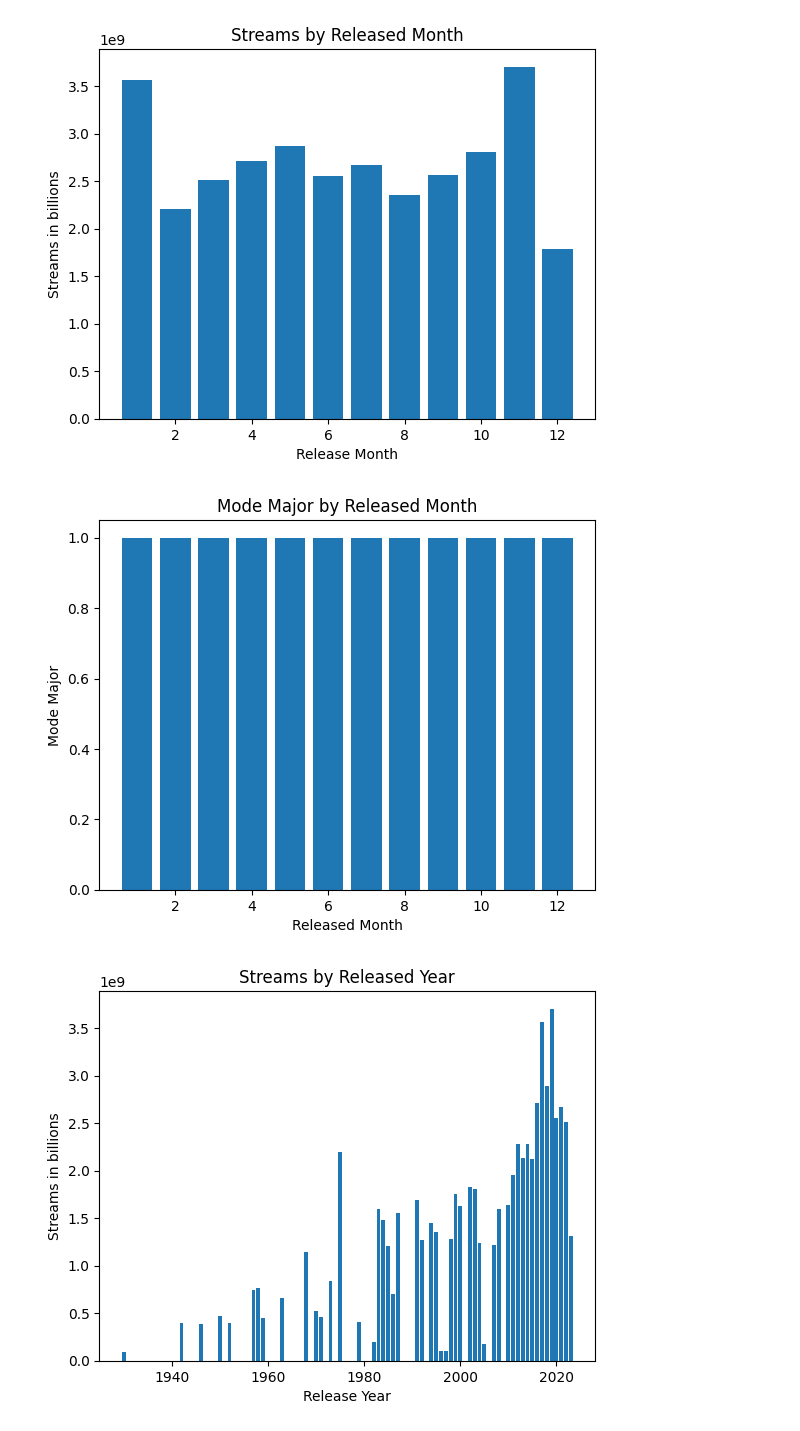
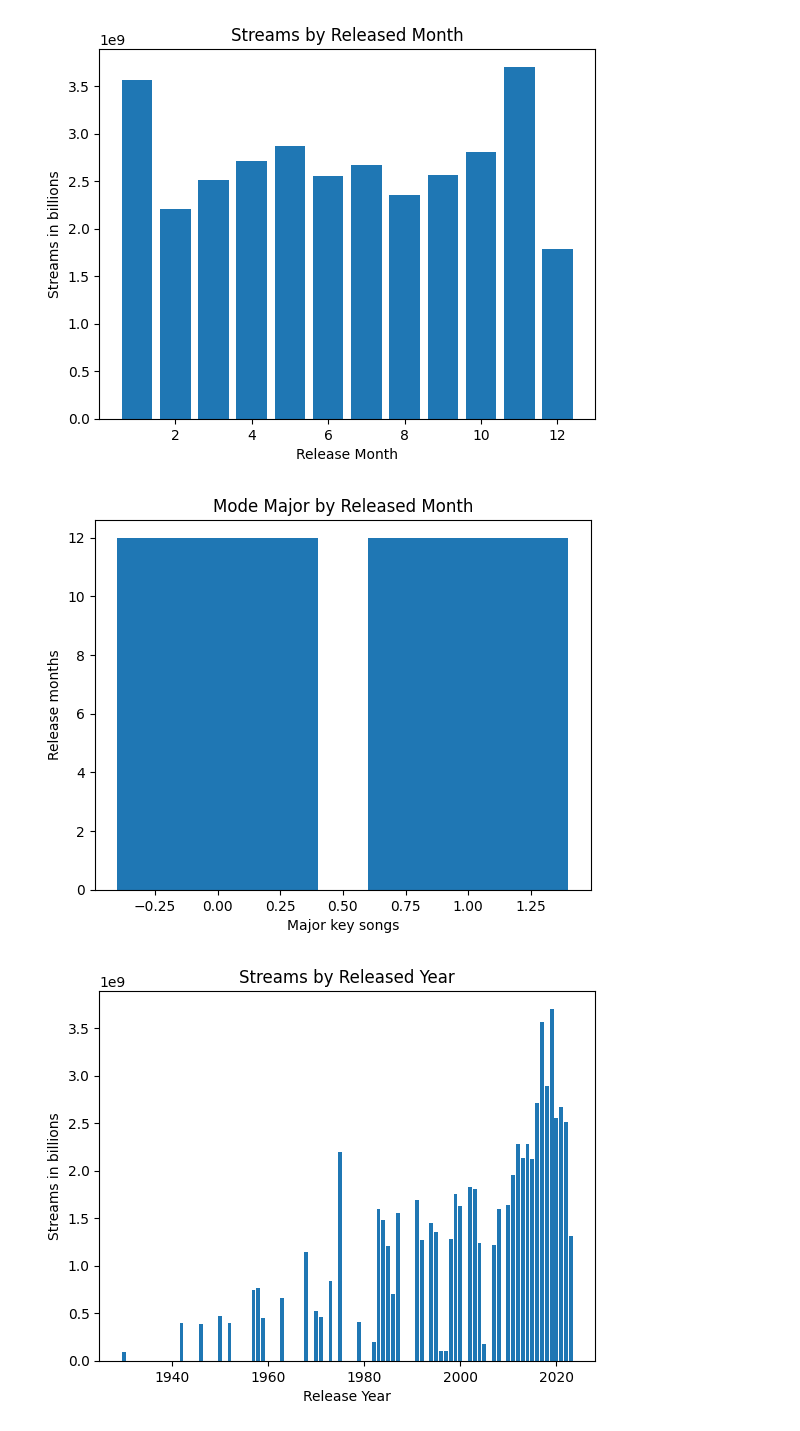
Before and after one commit to jb-seba/Spotify_TCS, a Jupyter notebook: TCS_Music_Project.ipynb, the cells around one changed output. Cells and saved outputs as stored; diff of their text form; code cells hidden in the pictures.

```diff
--- a/TCS_Music_Project.ipynb
+++ b/TCS_Music_Project.ipynb
@@ -197,13 +199,13 @@ plt.show()
 # %% [output]
 [figure]
 # %%
-plt.bar(new_months_df['released_month'], new_months_df['mode_Major'])
-plt.xlabel('Released Month')
-plt.ylabel('Mode Major')
+plt.bar(new_years_df['mode_Major'], new_years_df['released_month'])
+plt.xlabel('Major key songs')
+plt.ylabel('Release months')
 plt.title('Mode Major by Released Month')
 plt.show()
 # %% [output]
-[figure, old version]
+[figure, new version]
 # %%
 plt.bar(new_years_df['released_year'], new_years_df['streams'])
 plt.xlabel('Release Year')
```
Also changed, not shown: parts of 11 cells of this notebook.
